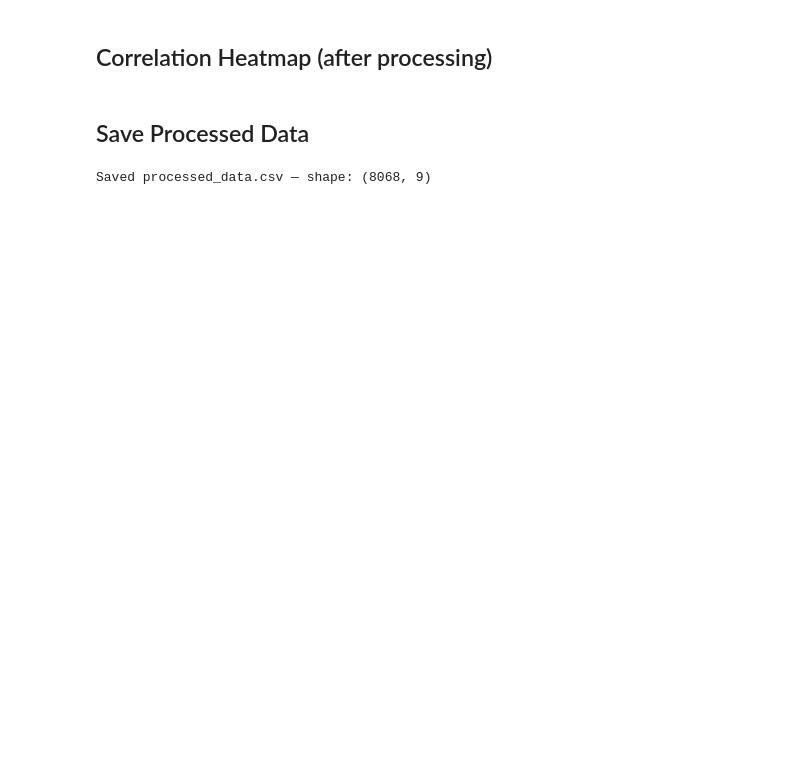
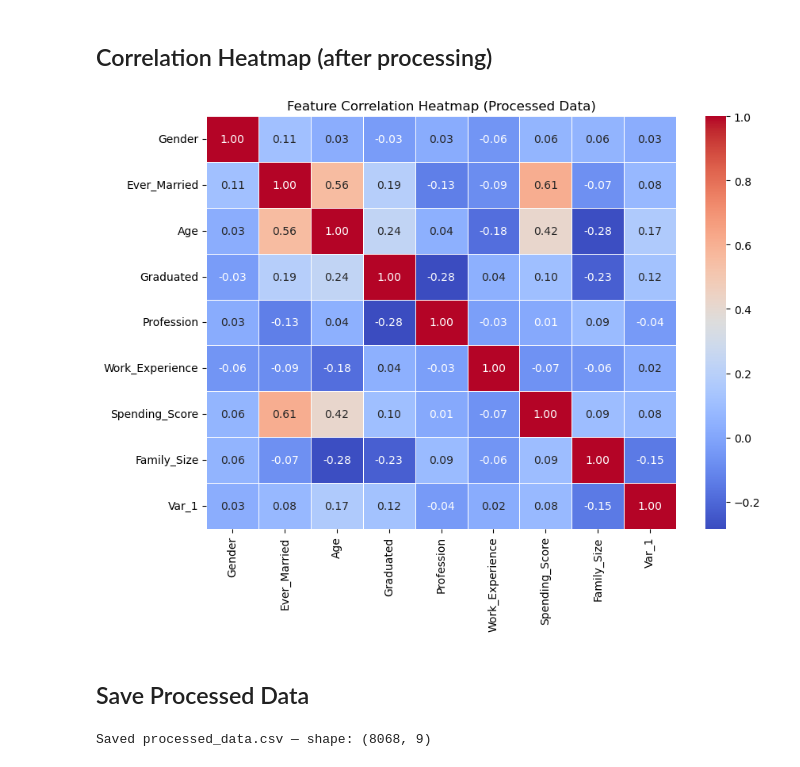
Before and after one commit to aashisrjl/customer-segmentation-purchace-Behaviour-Classification, a Jupyter notebook: notebooks/02_preprocessing.ipynb, the cells around one changed output. Saved outputs shown, nothing was run; the diff lists cells and outputs as text; code cells hidden in the pictures; blank space fills up the shorter version.

```diff
--- a/notebooks/02_preprocessing.ipynb
+++ b/notebooks/02_preprocessing.ipynb
@@ -173,14 +171,13 @@ Scaled stats (mean ≈ 0, std ≈ 1):
 # %% [markdown]
 ## Correlation Heatmap (after processing)
-# %%
-from sklearn.preprocessing import StandardScaler
-
-scaler = StandardScaler()
-
-df_scaled = pd.DataFrame(
-    scaler.fit_transform(df),
-    columns=df.columns
-)
+# %%
+plt.figure(figsize=(9, 7))
+sns.heatmap(df_scaled.corr(), annot=True, fmt='.2f', cmap='coolwarm', linewidths=0.5)
+plt.title('Feature Correlation Heatmap (Processed Data)')
+plt.tight_layout()
+plt.show()
+# %% [output]
+[figure, added]
 # %% [markdown]
 ## Save Processed Data
 # %%
```
Also changed, not shown: parts of 8 cells of this notebook, 10 other files.
